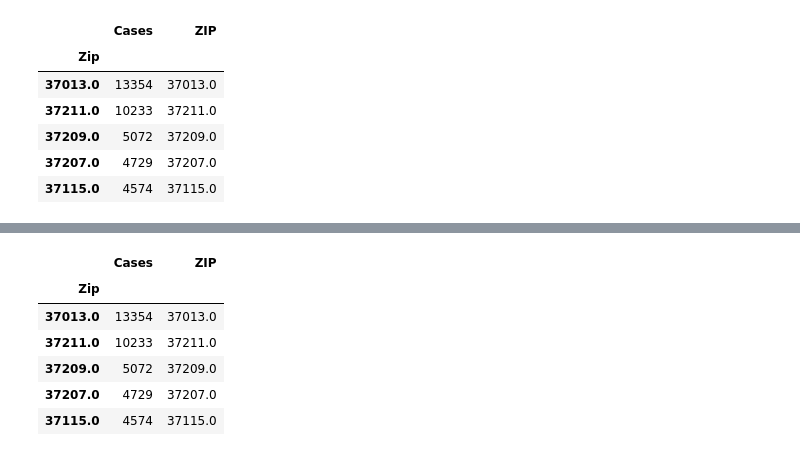
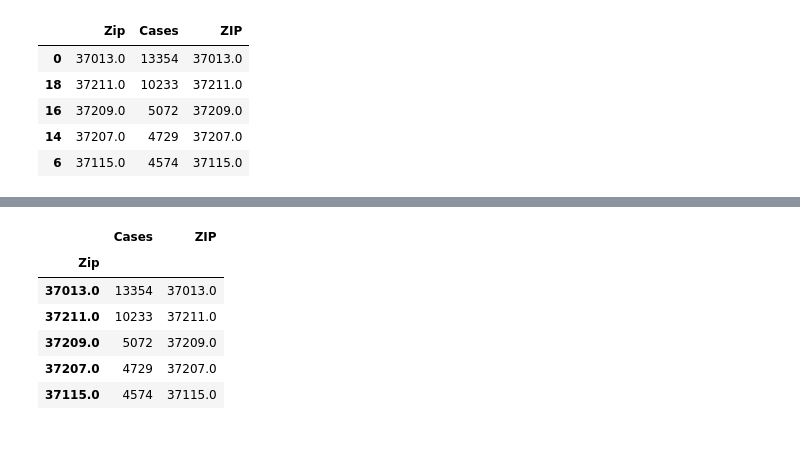
Before and after one commit to Chericehere/nash-covid-cases-vaccines-sky_cranes, a Jupyter notebook: covid.ipynb, the cells around one changed output, grey strips where cells are left out. Drawn from its saved outputs; the diff is of its cells as text; code cells hidden in the pictures.

```diff
--- a/covid.ipynb
+++ b/covid.ipynb
@@ -11,17 +11,17 @@ from folium.plugins import FastMarkerCluster
 # %%
 case_count_df=pd.read_csv('data/covid_count.csv')
 case_count_df['date']=pd.to_datetime(case_count_df['Specimen Collection Date'])
 cases_by_zip=case_count_df.groupby(['Zip']).sum()
 cases_by_zip['ZIP'] = cases_by_zip.index
+cases_by_zip = cases_by_zip.reset_index()
 cases_by_zip['ZIP'] = cases_by_zip.loc[:, ['ZIP']].astype(float)
 cases_zip_ord=cases_by_zip.sort_values(by=['Cases'], ascending=False)
 cases_zip_ord.head(5)
 # %% [output]
-|  | Cases | ZIP |
-| Zip |  |  |
-| 37013.0 | 13354 | 37013.0 |
-| 37211.0 | 10233 | 37211.0 |
-| 37209.0 | 5072 | 37209.0 |
-| 37207.0 | 4729 | 37207.0 |
-| 37115.0 | 4574 | 37115.0 |
+|  | Zip | Cases | ZIP |
+| 0 | 37013.0 | 13354 | 37013.0 |
+| 18 | 37211.0 | 10233 | 37211.0 |
+| 16 | 37209.0 | 5072 | 37209.0 |
+| 14 | 37207.0 | 4729 | 37207.0 |
+| 6 | 37115.0 | 4574 | 37115.0 |
 # %%
```
Also changed, not shown: parts of 22 cells of this notebook.
